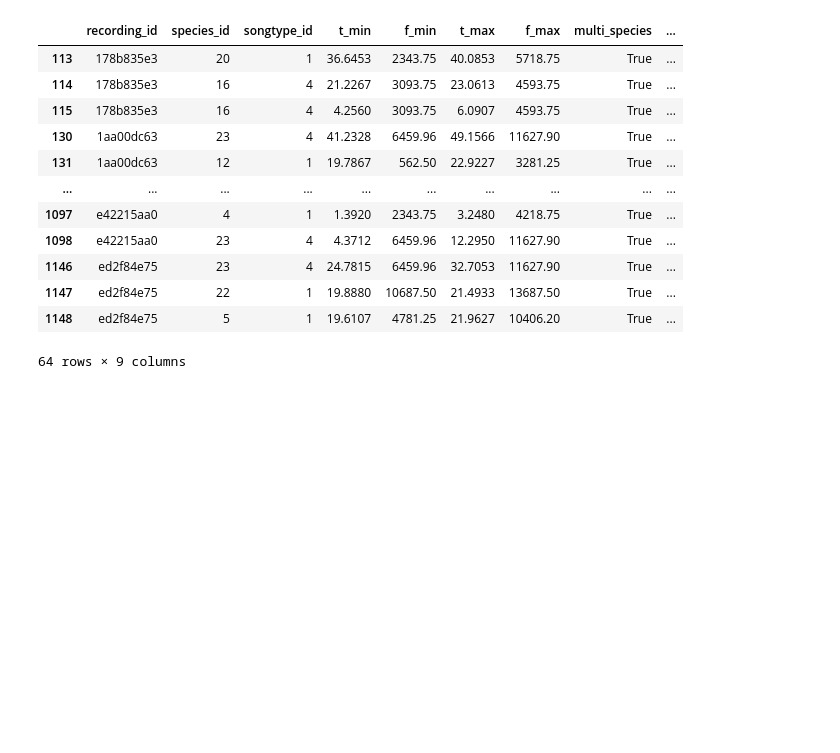
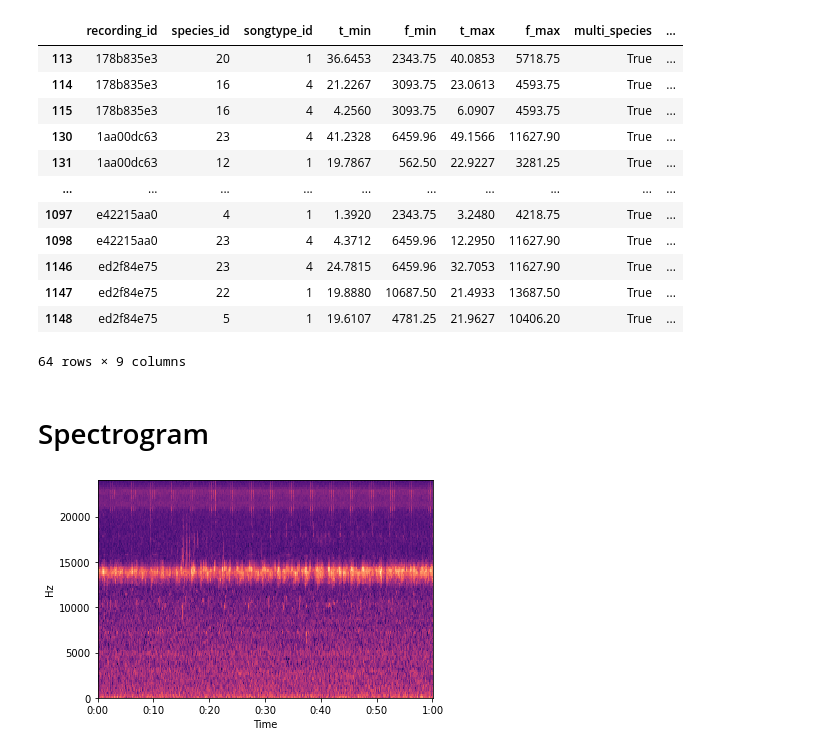
Before and after one commit to fkubota/kaggle-Rainforest-Connection-Species-Audio-Detection, a Jupyter notebook: nb/001_eda.ipynb, the cells around one changed output. Drawn from its saved outputs; the diff is of its cells as text; code cells hidden in the pictures; blank space fills up the shorter version.

```diff
--- a/nb/001_eda.ipynb
+++ b/nb/001_eda.ipynb
@@ -149,3 +154,16 @@ trn_tp[idxs_multi_species]
 | 1147 | ed2f84e75 | 22 | 1 | 19.8880 | 10687.50 | 21.4933 | 13687.50 | True | ... |
 | 1148 | ed2f84e75 | 5 | 1 | 19.6107 | 4781.25 | 21.9627 | 10406.20 | True | ... |
 64 rows × 9 columns
+# %% [markdown]
+# Spectrogram
+# %%
+path_flac_list = sorted(glob(f'{DIR_TRAIN}*'))
+path_flac = path_flac_list[0]
+y, sr = sf.read(path_flac)
+# %%
+melspec = librosa.feature.melspectrogram(y, sr=sr)
+melspec = librosa.power_to_db(melspec).astype(np.float32)
+librosa.display.specshow(melspec, x_axis='time', y_axis='linear', sr=sr)
+plt.show()
+# %% [output]
+[figure, added]
```
Also changed, not shown: parts of 1 cell of this notebook, 4 other files.
